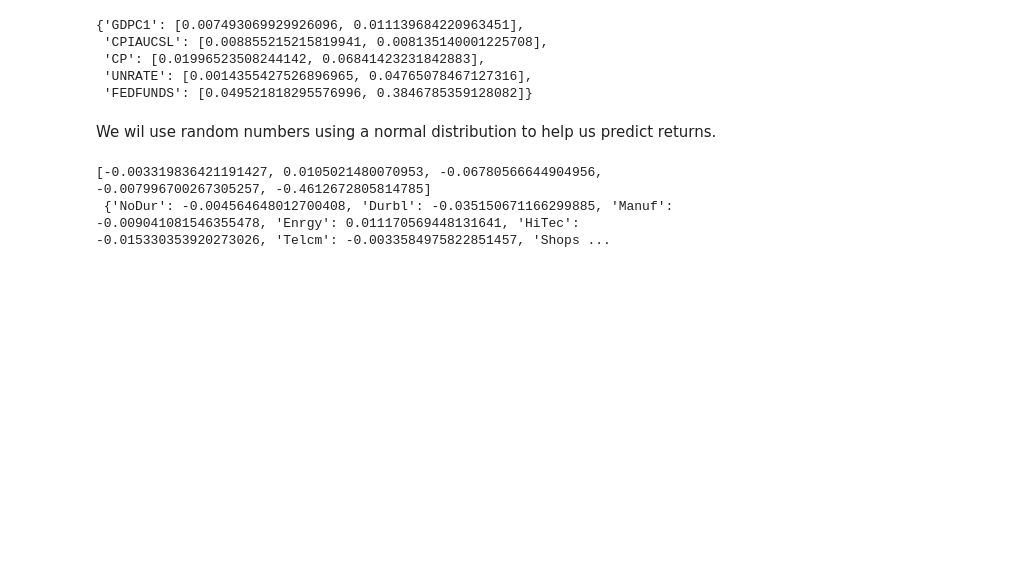
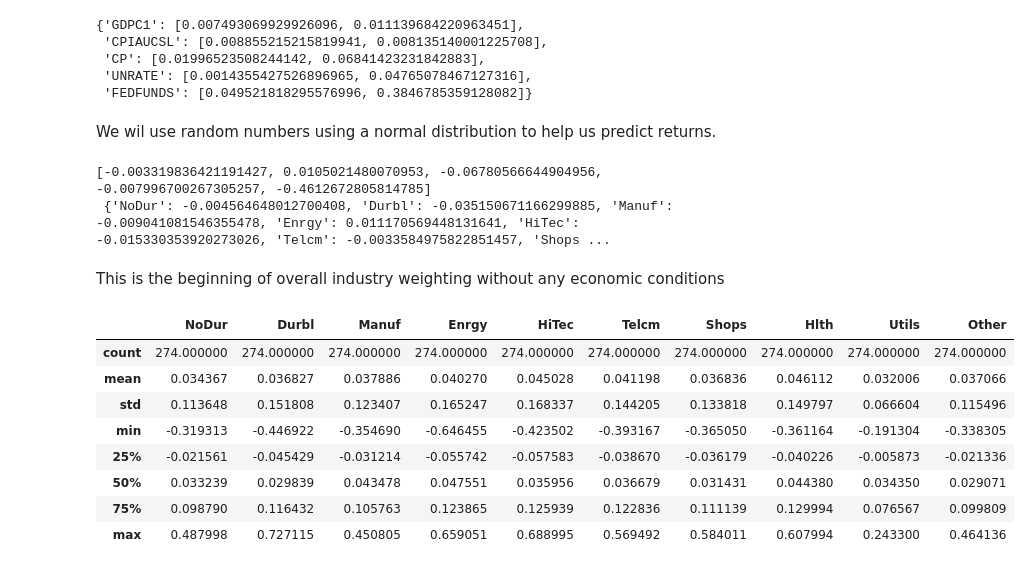
Before and after one commit to vargopal/stockMarket, a Jupyter notebook: F455_project.ipynb, the cells around one changed output. Saved outputs shown, nothing was run; the diff lists cells and outputs as text; code cells hidden in the pictures; blank space fills up the shorter version.

```diff
--- a/F455_project.ipynb
+++ b/F455_project.ipynb
@@ -366,3 +366,17 @@ print(variable_lst, '\n' , predict)
 # %% [output]
 [-0.003319836421191427, 0.0105021480070953, -0.06780566644904956, -0.007996700267305257, -0.4612672805814785]
  {'NoDur': -0.004564648012700408, 'Durbl': -0.035150671166299885, 'Manuf': -0.009041081546355478, 'Enrgy': 0.011170569448131641, 'HiTec': -0.015330353920273026, 'Telcm': -0.0033584975822851457, 'Shops ...
+# %% [markdown]
+This is the beginning of overall industry weighting without any economic conditions
+# %%
+merged_df[industry_name].describe()
+# %% [output]
+|  | NoDur | Durbl | Manuf | Enrgy | HiTec | Telcm | Shops | Hlth | Utils | Other |
+| count | 274.000000 | 274.000000 | 274.000000 | 274.000000 | 274.000000 | 274.000000 | 274.000000 | 274.000000 | 274.000000 | 274.000000 |
+| mean | 0.034367 | 0.036827 | 0.037886 | 0.040270 | 0.045028 | 0.041198 | 0.036836 | 0.046112 | 0.032006 | 0.037066 |
+| std | 0.113648 | 0.151808 | 0.123407 | 0.165247 | 0.168337 | 0.144205 | 0.133818 | 0.149797 | 0.066604 | 0.115496 |
+| min | -0.319313 | -0.446922 | -0.354690 | -0.646455 | -0.423502 | -0.393167 | -0.365050 | -0.361164 | -0.191304 | -0.338305 |
+| 25% | -0.021561 | -0.045429 | -0.031214 | -0.055742 | -0.057583 | -0.038670 | -0.036179 | -0.040226 | -0.005873 | -0.021336 |
+| 50% | 0.033239 | 0.029839 | 0.043478 | 0.047551 | 0.035956 | 0.036679 | 0.031431 | 0.044380 | 0.034350 | 0.029071 |
+| 75% | 0.098790 | 0.116432 | 0.105763 | 0.123865 | 0.125939 | 0.122836 | 0.111139 | 0.129994 | 0.076567 | 0.099809 |
+| max | 0.487998 | 0.727115 | 0.450805 | 0.659051 | 0.688995 | 0.569492 | 0.584011 | 0.607994 | 0.243300 | 0.464136 |
```
Also changed, not shown: parts of 2 cells of this notebook, 1 other file.
